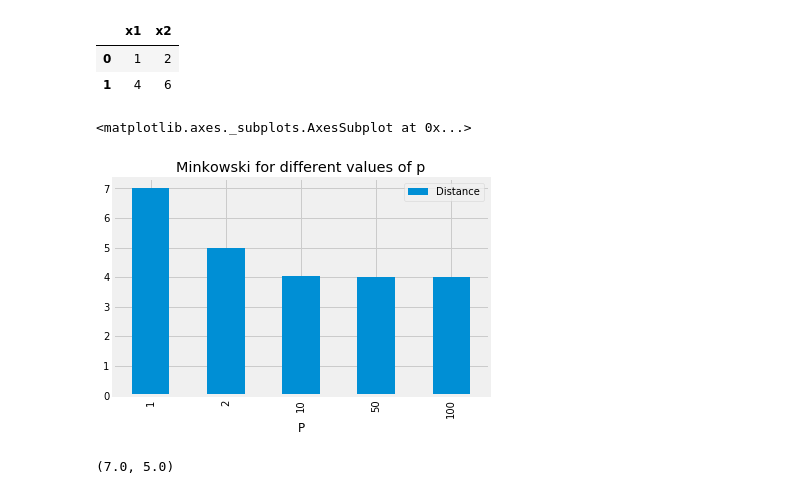
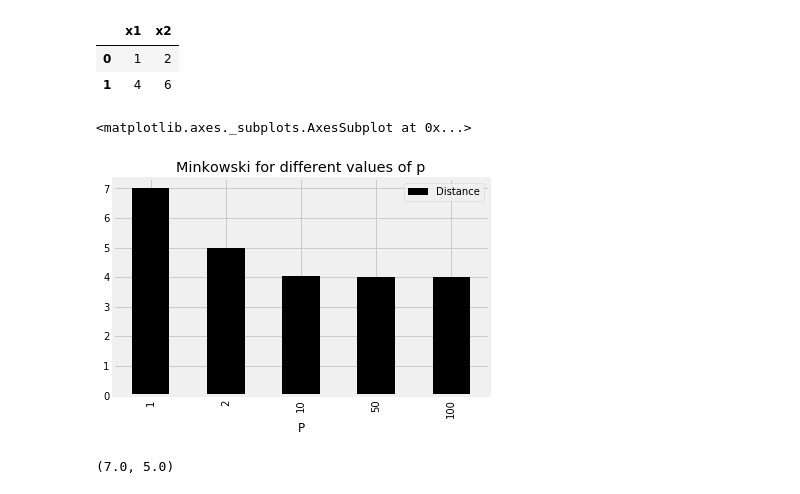
Before and after one commit to PacktPublishing/Hands-On-Machine-Learning-with-scikit-learn-and-Scientific-Python-Toolkits, a Jupyter notebook: chapters/ch05/Digits + Fashion.ipynb, the cells around one changed output. Drawn from its saved outputs; the diff is of its cells as text; code cells hidden in the pictures.

```diff
--- a/chapters/ch05/Digits + Fashion.ipynb
+++ b/chapters/ch05/Digits + Fashion.ipynb
@@ -1120,17 +1120,17 @@ points
 # %%
 from sklearn.neighbors import DistanceMetric
 
 d = [
     (p, DistanceMetric.get_metric('minkowski', p=p).pairwise(points)[0][-1])
     for p in [1, 2, 10, 50, 100]
 ]
 
 pd.DataFrame(d, columns=['P', 'Distance']).set_index('P').plot(
-    title='Minkowski for different values of p', kind='bar'
+    title='Minkowski for different values of p', kind='bar', color='k'
 )
 # %% [output]
 <matplotlib.axes._subplots.AxesSubplot at 0x...>
-[figure, old version]
+[figure, new version]
 # %%
 from sklearn.metrics.pairwise import euclidean_distances, manhattan_distances
 
```
Also changed, not shown: 3 other files.
